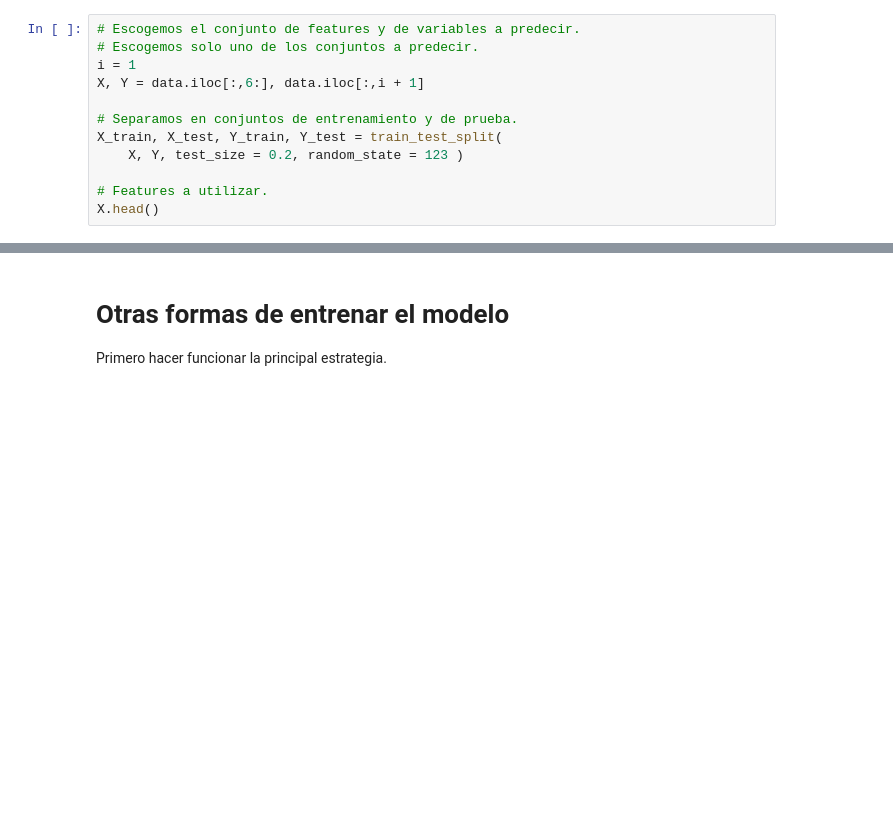
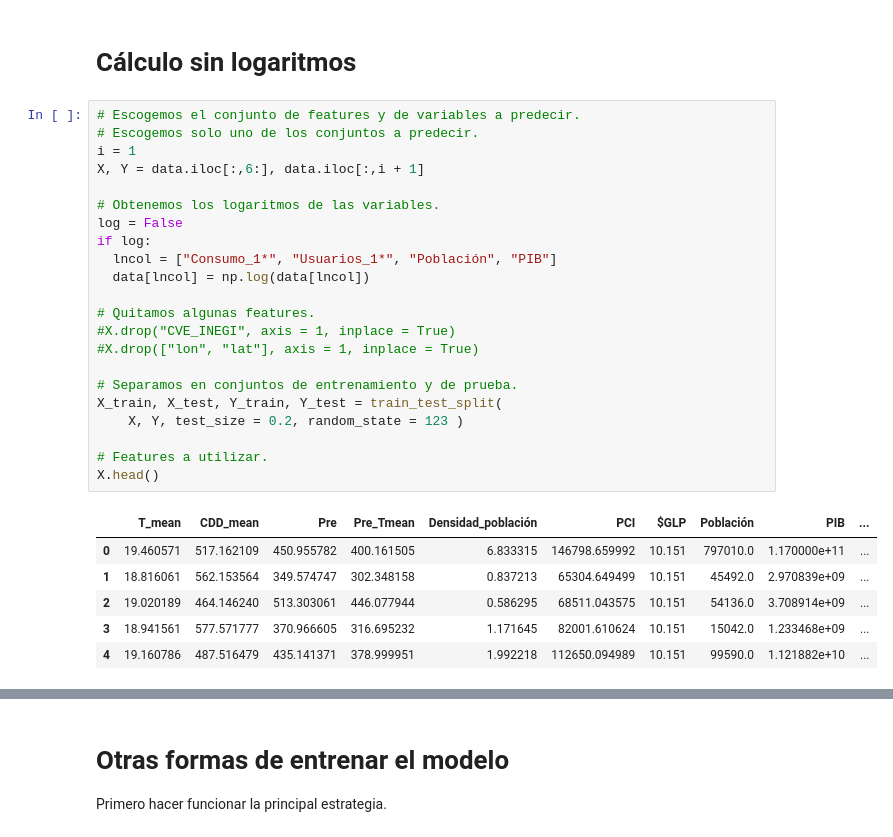
Before and after one commit to rodrigoms95/herramientas-climatico-22-1, a Jupyter notebook: code/Proyecto/Jupyter/ML.ipynb, the cells around one changed output, grey strips where cells are left out. Cells and saved outputs as stored; diff of their text form; blank space fills up the shorter version.

```diff
--- a/code/Proyecto/Jupyter/ML.ipynb
+++ b/code/Proyecto/Jupyter/ML.ipynb
@@ -41,15 +105,34 @@ data.iloc[:,2:].corr()
+# %% [markdown]
+# Cálculo sin logaritmos
 # %%
 # Escogemos el conjunto de features y de variables a predecir.
 # Escogemos solo uno de los conjuntos a predecir.
 i = 1
 X, Y = data.iloc[:,6:], data.iloc[:,i + 1]
+
+# Obtenemos los logaritmos de las variables.
+log = False
+if log:
+  lncol = ["Consumo_1*", "Usuarios_1*", "Población", "PIB"]
+  data[lncol] = np.log(data[lncol])
+
+# Quitamos algunas features.
+#X.drop("CVE_INEGI", axis = 1, inplace = True)
+#X.drop(["lon", "lat"], axis = 1, inplace = True)
 
 # Separamos en conjuntos de entrenamiento y de prueba.
 X_train, X_test, Y_train, Y_test = train_test_split(
     X, Y, test_size = 0.2, random_state = 123 )
 
 # Features a utilizar.
 X.head()
+# %% [output]
+|  | T_mean | CDD_mean | Pre | Pre_Tmean | Densidad_población | PCI | $GLP | Población | PIB | ... |
+| 0 | 19.460571 | 517.162109 | 450.955782 | 400.161505 | 6.833315 | 146798.659992 | 10.151 | 797010.0 | 1.170000e+11 | ... |
+| 1 | 18.816061 | 562.153564 | 349.574747 | 302.348158 | 0.837213 | 65304.649499 | 10.151 | 45492.0 | 2.970839e+09 | ... |
+| 2 | 19.020189 | 464.146240 | 513.303061 | 446.077944 | 0.586295 | 68511.043575 | 10.151 | 54136.0 | 3.708914e+09 | ... |
+| 3 | 18.941561 | 577.571777 | 370.966605 | 316.695232 | 1.171645 | 82001.610624 | 10.151 | 15042.0 | 1.233468e+09 | ... |
+| 4 | 19.160786 | 487.516479 | 435.141371 | 378.999951 | 1.992218 | 112650.094989 | 10.151 | 99590.0 | 1.121882e+10 | ... |
 # %%
 # Variable a predecir.
 Y.head()
```
Also changed, not shown: parts of 16 cells of this notebook.
